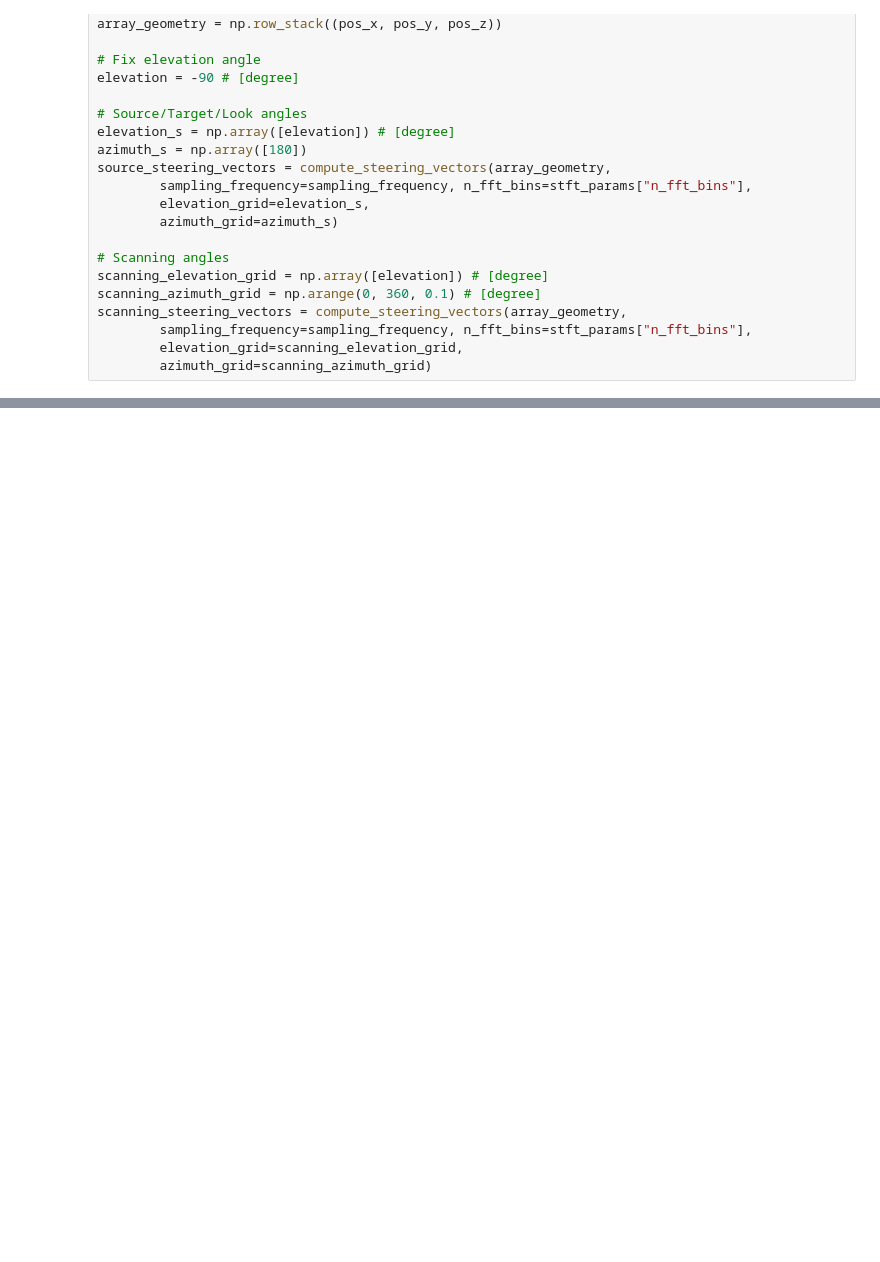
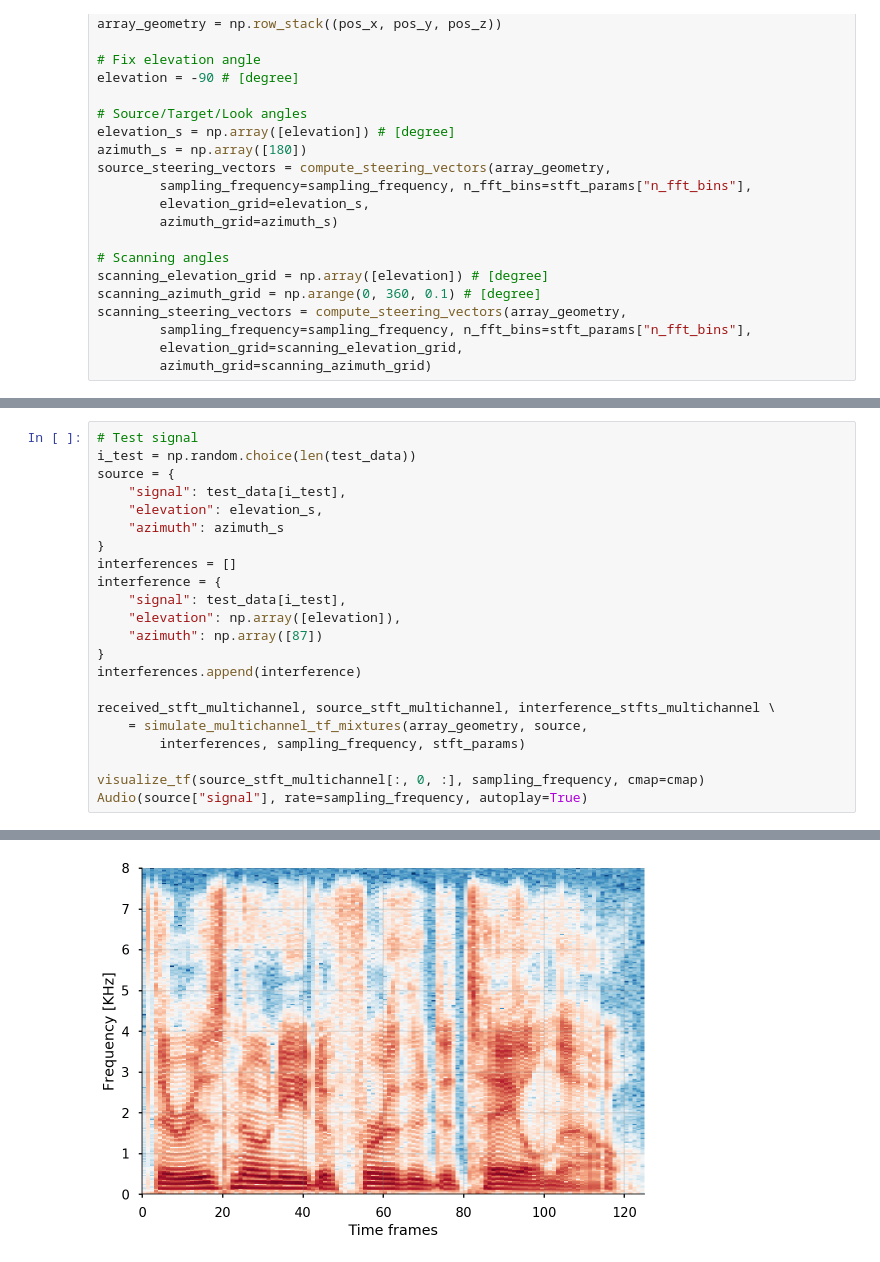
Before and after one commit to dung-n-tran/dlbeamformer, a Jupyter notebook: demo_dlbeamforming_circular_array.ipynb, the cells around one changed output, grey strips where cells are left out. Cells and saved outputs as stored; diff of their text form; blank space fills up the shorter version.

Commit message:
Finished simulate tf multichannel mixture

```diff
--- a/demo_dlbeamforming_circular_array.ipynb
+++ b/demo_dlbeamforming_circular_array.ipynb
@@ -75,0 +76,23 @@ visualize_beampattern_2d(np.abs(ds_tf_beampattern[:, 0, :]),
+# %%
+# Test signal
+i_test = np.random.choice(len(test_data))
+source = {
+    "signal": test_data[i_test],
+    "elevation": elevation_s,
+    "azimuth": azimuth_s
+}
+interferences = []
+interference = {
+    "signal": test_data[i_test],
+    "elevation": np.array([elevation]),
+    "azimuth": np.array([87])
+}
+interferences.append(interference)
+
+received_stft_multichannel, source_stft_multichannel, interference_stfts_multichannel \
+    = simulate_multichannel_tf_mixtures(array_geometry, source,
+        interferences, sampling_frequency, stft_params)
+
+visualize_tf(source_stft_multichannel[:, 0, :], sampling_frequency, cmap=cmap)
+Audio(source["signal"], rate=sampling_frequency, autoplay=True)
+# %% [output]
@@ -75,0 +100 @@ visualize_beampattern_2d(np.abs(ds_tf_beampattern[:, 0, :]),
+[figure, added]
```
Also changed, not shown: parts of 3 cells of this notebook, 2 other files.
